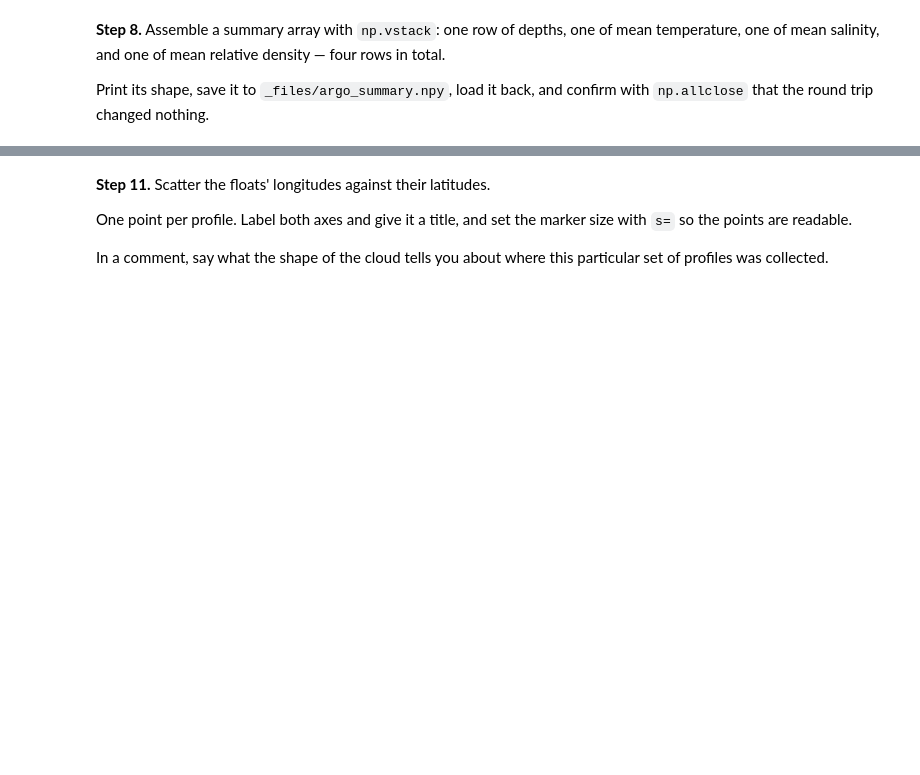
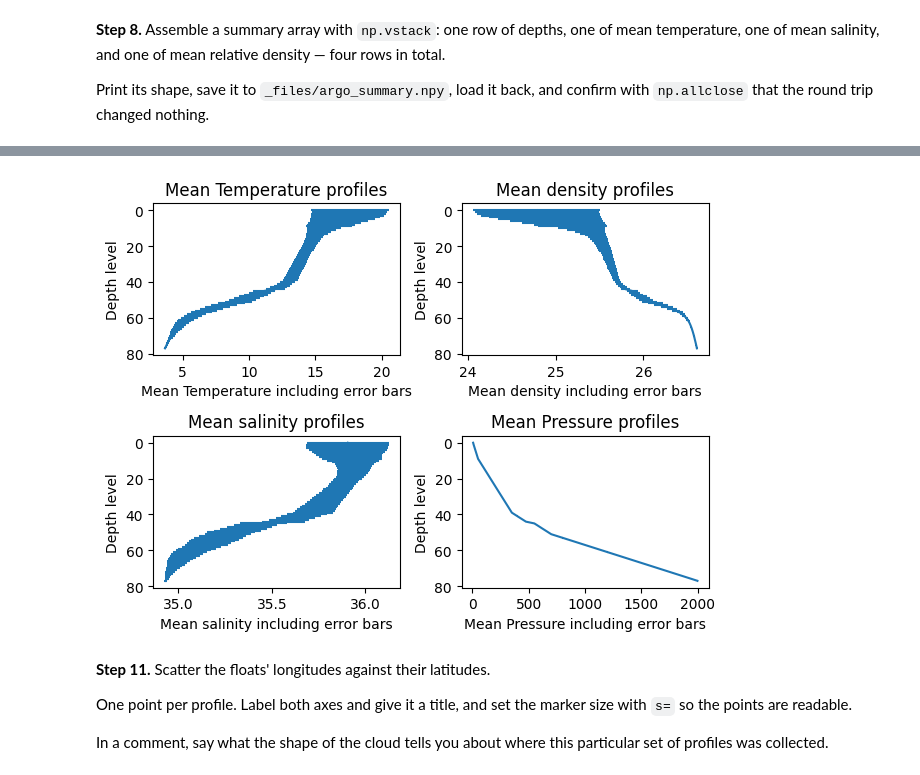
Before and after one commit to LucaSchaerz/2025_Intro_Python, a Jupyter notebook: live/part-I/1.3-numpy-exercises.ipynb, the cells around one changed output, grey strips where cells are left out. Saved outputs shown, nothing was run; the diff lists cells and outputs as text; code cells hidden in the pictures; blank space fills up the shorter version.

```diff
--- a/live/part-I/1.3-numpy-exercises.ipynb
+++ b/live/part-I/1.3-numpy-exercises.ipynb
@@ -532,3 +588,48 @@ near the surface compared with at depth.
+# %%
+T_mean = np.nanmean(T, axis=1)
+T_std  = np.nanstd(T, axis=1)
+rho_mean = np.nanmean(relative_density, axis=1)
+rho_std  = np.nanstd(relative_density, axis=1)
+S_mean = np.nanmean(S, axis = 1)
+S_std  = np.nanstd(S, axis=1)
+P_mean = np.nanmean(P, axis = 1)
+P_std  = np.nanstd(P, axis=1)
+
+plt.subplot(2, 2, 1)
+plt.errorbar(T_mean, level, xerr=T_std)
+plt.xlabel("Mean Temperature including error bars")
+plt.ylabel("Depth level")
+plt.title("Mean Temperature profiles")
+plt.gca().invert_yaxis()
+
+plt.subplot(2, 2, 2)
+plt.errorbar(rho_mean, level, xerr=rho_std)
+plt.xlabel("Mean density including error bars")
+plt.ylabel("Depth level")
+plt.title("Mean density profiles")
+plt.gca().invert_yaxis()
+
+plt.subplot(2, 2, 3)
+plt.errorbar(S_mean, level, xerr=S_std)
+plt.xlabel("Mean salinity including error bars")
+plt.ylabel("Depth level")
+plt.title("Mean salinity profiles")
+plt.gca().invert_yaxis()
+
+
+plt.subplot(2, 2, 4)
+plt.errorbar(P_mean, level, xerr=P_std)
+plt.xlabel("Mean Pressure including error bars")
+plt.ylabel("Depth level")
+plt.title("Mean Pressure profiles")
+plt.gca().invert_yaxis()
+
+plt.tight_layout()
+plt.show()
+# Hint: plt.errorbar(mean_S, level, xerr=std_S)
+# Hint: use the nan-aware versions from Step 6, or every bar will be missing
+# %% [output]
+[figure, added]
 # %% [markdown]
 **Step 11.** Scatter the floats' longitudes against their latitudes.
 
```
Also changed, not shown: parts of 7 cells of this notebook.
